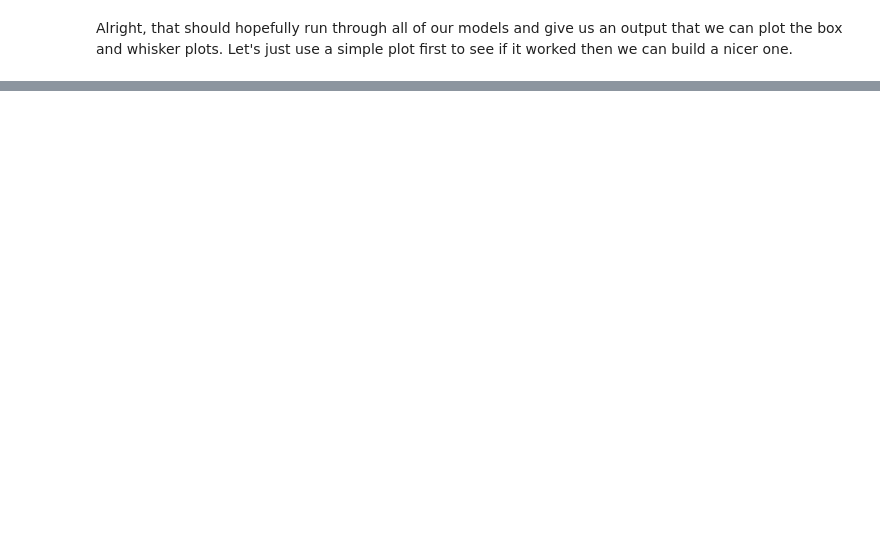
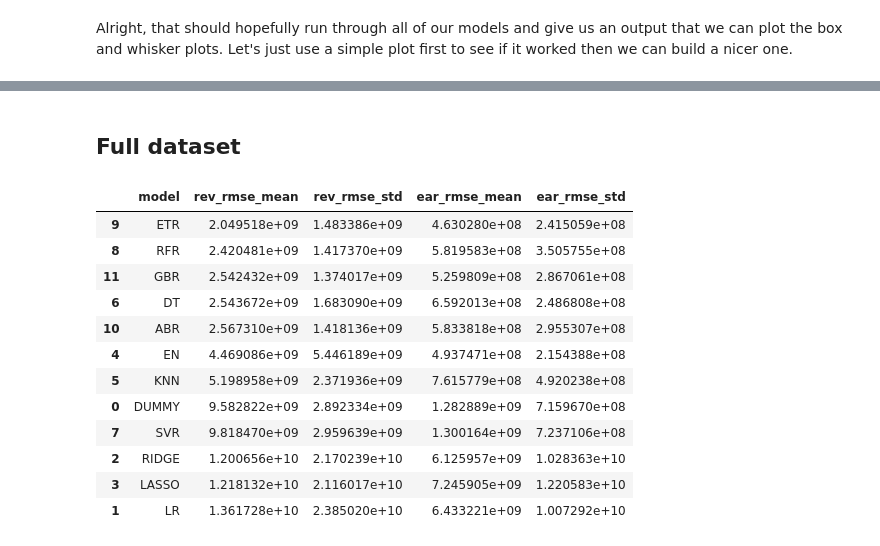
Before and after one commit to tmacpherson6/machine_learning_in_fundamental_valuations, a Jupyter notebook: Notebooks/Thomas/9 - Baseline Supervised Learning Models.ipynb, the cells around one changed output, grey strips where cells are left out. Cells and saved outputs as stored; diff of their text form; code cells hidden in the pictures; blank space fills up the shorter version.

```diff
--- a/Notebooks/Thomas/9 - Baseline Supervised Learning Models.ipynb
+++ b/Notebooks/Thomas/9 - Baseline Supervised Learning Models.ipynb
@@ -322,0 +465,71 @@ plt.show()
+# %% [markdown]
+## Full dataset
+# %%
+# Lets attempt this first with the raw data
+X_tot = tot_data.copy()
+# columns
+cat_cols = ['Sector', 'Exchange', 'Market Cap']
+num_cols = [c for c in X_tot.columns if c not in cat_cols]
+
+# models (set seeds where applicable)
+models = [
+    ('DUMMY', DummyRegressor(strategy='mean')),
+    ('LR', LinearRegression()),
+    ('RIDGE', Ridge()),
+    ('LASSO', Lasso()),
+    ('EN', ElasticNet()),
+    ('KNN', KNeighborsRegressor()),
+    ('DT', DecisionTreeRegressor(random_state=random_state)),
+    ('SVR', SVR()),
+    ('RFR', RandomForestRegressor(random_state=random_state)),
+    ('ETR', ExtraTreesRegressor(random_state=random_state)),
+    ('ABR', AdaBoostRegressor(random_state=random_state)),
+    ('GBR', GradientBoostingRegressor(random_state=random_state)),
+]
+
+# preprocessing
+preproc = ColumnTransformer([
+    ('num', Pipeline([
+        ('scale', StandardScaler())
+    ]), num_cols),
+    ('cat', Pipeline([
+        ('ohe', OneHotEncoder(handle_unknown='ignore'))
+    ]), cat_cols),
+])
+
+cv = KFold(n_splits=5, shuffle=True, random_state=random_state)
+scorer = 'neg_root_mean_squared_error'  # RMSE as negative; flip sign after
+
+names, kfold_results_rev, kfold_results_ear = [], [], []
+
+for name, model in models:
+    pipe = Pipeline([('prep', preproc), ('model', model)])
+    rmse_rev = -cross_val_score(pipe, X_tot, y1_rev, cv=cv, scoring=scorer, n_jobs=-1)
+    rmse_ear = -cross_val_score(pipe, X_tot, y2_ear, cv=cv, scoring=scorer, n_jobs=-1)
+    names.append(name)
+    kfold_results_rev.append(rmse_rev)
+    kfold_results_ear.append(rmse_ear)
+
+# optional: summary
+summary = pd.DataFrame({
+    'model': names,
+    'rev_rmse_mean': [r.mean() for r in kfold_results_rev],
+    'rev_rmse_std':  [r.std()  for r in kfold_results_rev],
+    'ear_rmse_mean': [r.mean() for r in kfold_results_ear],
+    'ear_rmse_std':  [r.std()  for r in kfold_results_ear],
+}).sort_values('rev_rmse_mean')
+summary
+# %% [output]
+|  | model | rev_rmse_mean | rev_rmse_std | ear_rmse_mean | ear_rmse_std |
+| 9 | ETR | 2.049518e+09 | 1.483386e+09 | 4.630280e+08 | 2.415059e+08 |
+| 8 | RFR | 2.420481e+09 | 1.417370e+09 | 5.819583e+08 | 3.505755e+08 |
+| 11 | GBR | 2.542432e+09 | 1.374017e+09 | 5.259809e+08 | 2.867061e+08 |
+| 6 | DT | 2.543672e+09 | 1.683090e+09 | 6.592013e+08 | 2.486808e+08 |
+| 10 | ABR | 2.567310e+09 | 1.418136e+09 | 5.833818e+08 | 2.955307e+08 |
+| 4 | EN | 4.469086e+09 | 5.446189e+09 | 4.937471e+08 | 2.154388e+08 |
+| 5 | KNN | 5.198958e+09 | 2.371936e+09 | 7.615779e+08 | 4.920238e+08 |
+| 0 | DUMMY | 9.582822e+09 | 2.892334e+09 | 1.282889e+09 | 7.159670e+08 |
+| 7 | SVR | 9.818470e+09 | 2.959639e+09 | 1.300164e+09 | 7.237106e+08 |
+| 2 | RIDGE | 1.200656e+10 | 2.170239e+10 | 6.125957e+09 | 1.028363e+10 |
+| 3 | LASSO | 1.218132e+10 | 2.116017e+10 | 7.245905e+09 | 1.220583e+10 |
+| 1 | LR | 1.361728e+10 | 2.385020e+10 | 6.433221e+09 | 1.007292e+10 |
```
Also changed, not shown: parts of 16 cells of this notebook.
